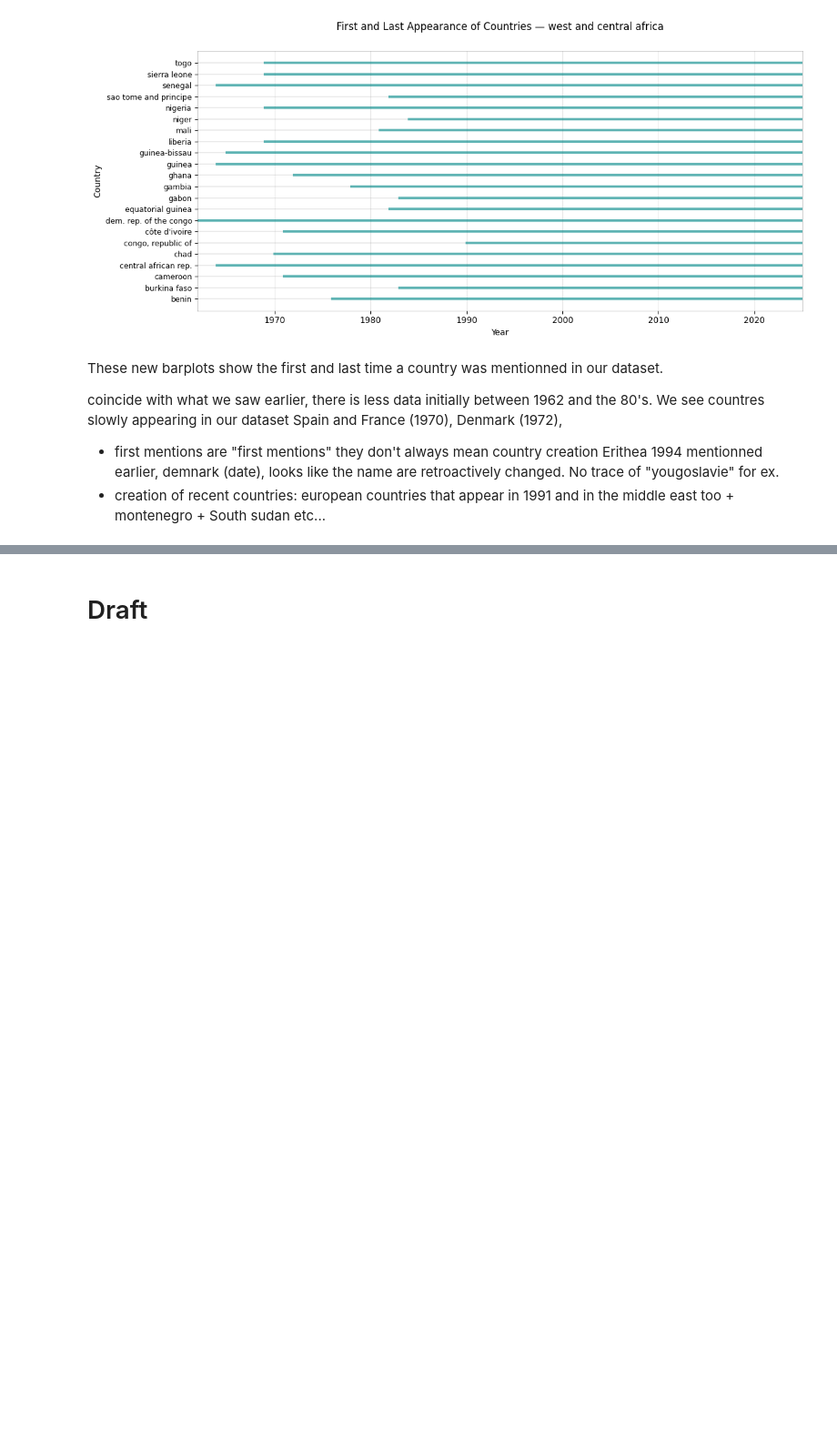
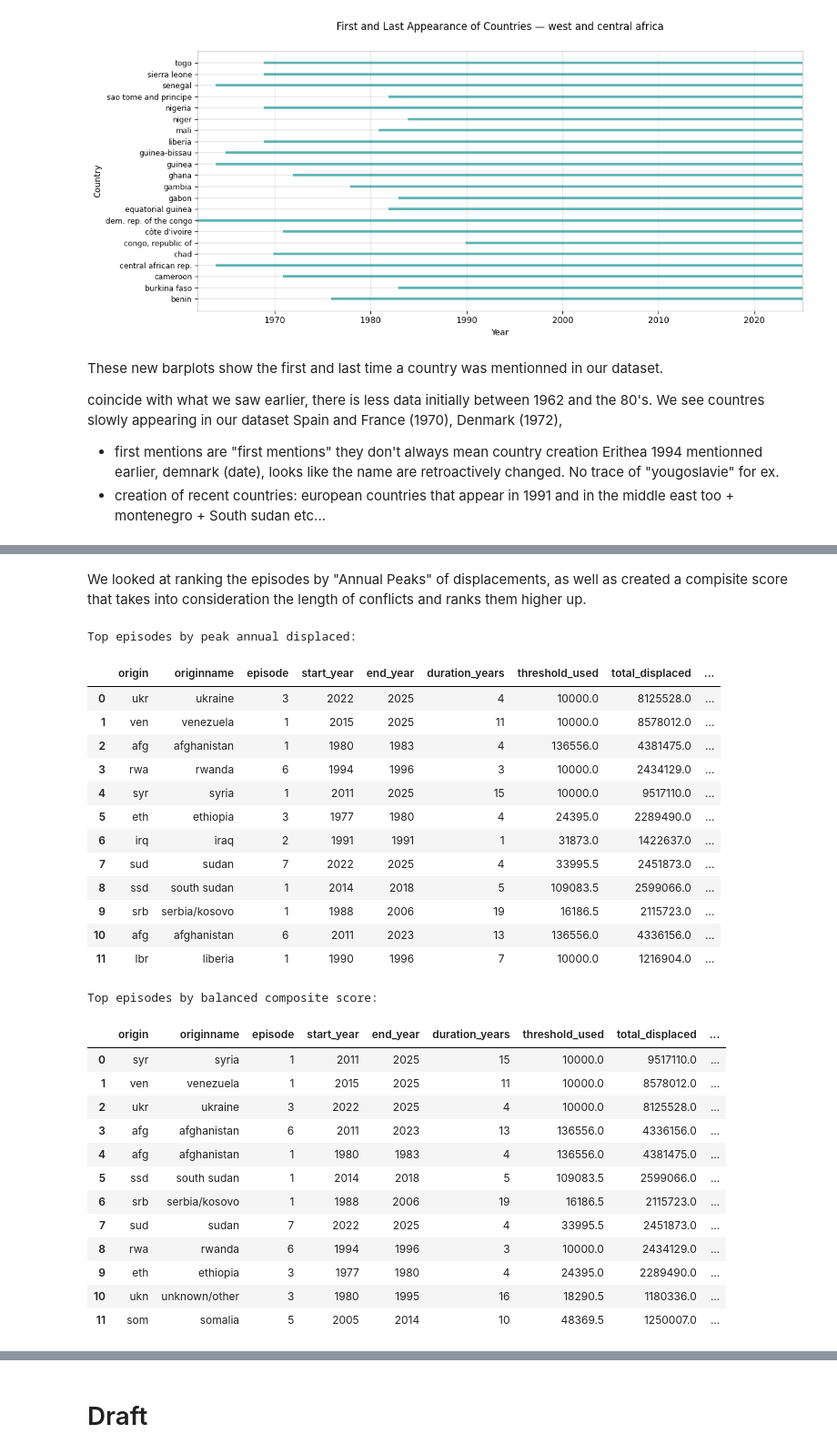
Before and after one commit to TishDuc/TishDuc.github.io, a Jupyter notebook: Displacements_Final_Project/Main_script.ipynb, the cells around one changed output, grey strips where cells are left out. Shown at 91% size. Cells and saved outputs as stored; diff of their text form; code cells hidden in the pictures; blank space fills up the shorter version.

```diff
--- a/Displacements_Final_Project/Main_script.ipynb
+++ b/Displacements_Final_Project/Main_script.ipynb
@@ -497,0 +696,48 @@ coincide with what we saw earlier, there is less data initially between 1962 and
+# %% [markdown]
+We looked at ranking the episodes by "Annual Peaks" of displacements, as well as created a compisite score that takes into consideration the length of conflicts and ranks them higher up.
+# %%
+
+#  ranked by peak annual displacements
+# -------------------------------------
+top_by_peak = episodes_df.sort_values('peak_annual', ascending=False).reset_index(drop=True).head(12)
+# ranked by peak annual displacements
+print('Top episodes by peak annual displaced:')
+display(top_by_peak)
+
+
+#     ranked by composite score
+# -------------------------------------
+# (total displaced weighted by duration)
+top_by_composite = episodes_df.sort_values('composite_score', ascending=False).reset_index(drop=True).head(12)
+# ranked by composite score (total displaced weighted by duration)
+print('Top episodes by balanced composite score:')
+display(top_by_composite)
+# %% [output]
+Top episodes by peak annual displaced:
+|  | origin | originname | episode | start_year | end_year | duration_years | threshold_used | total_displaced | ... |
+| 0 | ukr | ukraine | 3 | 2022 | 2025 | 4 | 10000.0 | 8125528.0 | ... |
+| 1 | ven | venezuela | 1 | 2015 | 2025 | 11 | 10000.0 | 8578012.0 | ... |
+| 2 | afg | afghanistan | 1 | 1980 | 1983 | 4 | 136556.0 | 4381475.0 | ... |
+| 3 | rwa | rwanda | 6 | 1994 | 1996 | 3 | 10000.0 | 2434129.0 | ... |
+| 4 | syr | syria | 1 | 2011 | 2025 | 15 | 10000.0 | 9517110.0 | ... |
+| 5 | eth | ethiopia | 3 | 1977 | 1980 | 4 | 24395.0 | 2289490.0 | ... |
+| 6 | irq | iraq | 2 | 1991 | 1991 | 1 | 31873.0 | 1422637.0 | ... |
+| 7 | sud | sudan | 7 | 2022 | 2025 | 4 | 33995.5 | 2451873.0 | ... |
+| 8 | ssd | south sudan | 1 | 2014 | 2018 | 5 | 109083.5 | 2599066.0 | ... |
+| 9 | srb | serbia/kosovo | 1 | 1988 | 2006 | 19 | 16186.5 | 2115723.0 | ... |
+| 10 | afg | afghanistan | 6 | 2011 | 2023 | 13 | 136556.0 | 4336156.0 | ... |
+| 11 | lbr | liberia | 1 | 1990 | 1996 | 7 | 10000.0 | 1216904.0 | ... |
+Top episodes by balanced composite score:
+|  | origin | originname | episode | start_year | end_year | duration_years | threshold_used | total_displaced | ... |
+| 0 | syr | syria | 1 | 2011 | 2025 | 15 | 10000.0 | 9517110.0 | ... |
+| 1 | ven | venezuela | 1 | 2015 | 2025 | 11 | 10000.0 | 8578012.0 | ... |
+| 2 | ukr | ukraine | 3 | 2022 | 2025 | 4 | 10000.0 | 8125528.0 | ... |
+| 3 | afg | afghanistan | 6 | 2011 | 2023 | 13 | 136556.0 | 4336156.0 | ... |
+| 4 | afg | afghanistan | 1 | 1980 | 1983 | 4 | 136556.0 | 4381475.0 | ... |
+| 5 | ssd | south sudan | 1 | 2014 | 2018 | 5 | 109083.5 | 2599066.0 | ... |
+| 6 | srb | serbia/kosovo | 1 | 1988 | 2006 | 19 | 16186.5 | 2115723.0 | ... |
+| 7 | sud | sudan | 7 | 2022 | 2025 | 4 | 33995.5 | 2451873.0 | ... |
+| 8 | rwa | rwanda | 6 | 1994 | 1996 | 3 | 10000.0 | 2434129.0 | ... |
+| 9 | eth | ethiopia | 3 | 1977 | 1980 | 4 | 24395.0 | 2289490.0 | ... |
+| 10 | ukn | unknown/other | 3 | 1980 | 1995 | 16 | 18290.5 | 1180336.0 | ... |
+| 11 | som | somalia | 5 | 2005 | 2014 | 10 | 48369.5 | 1250007.0 | ... |
```
Also changed, not shown: parts of 6 cells of this notebook.
